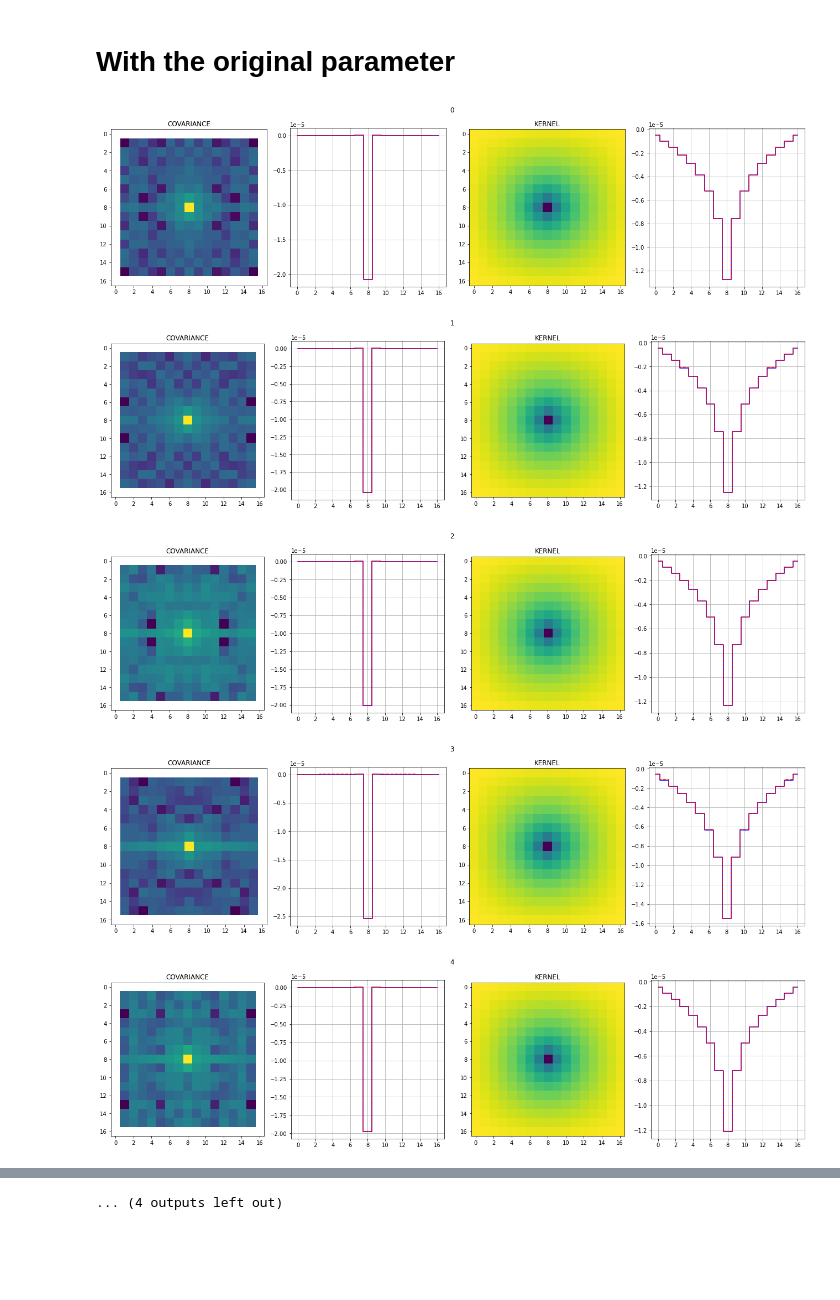
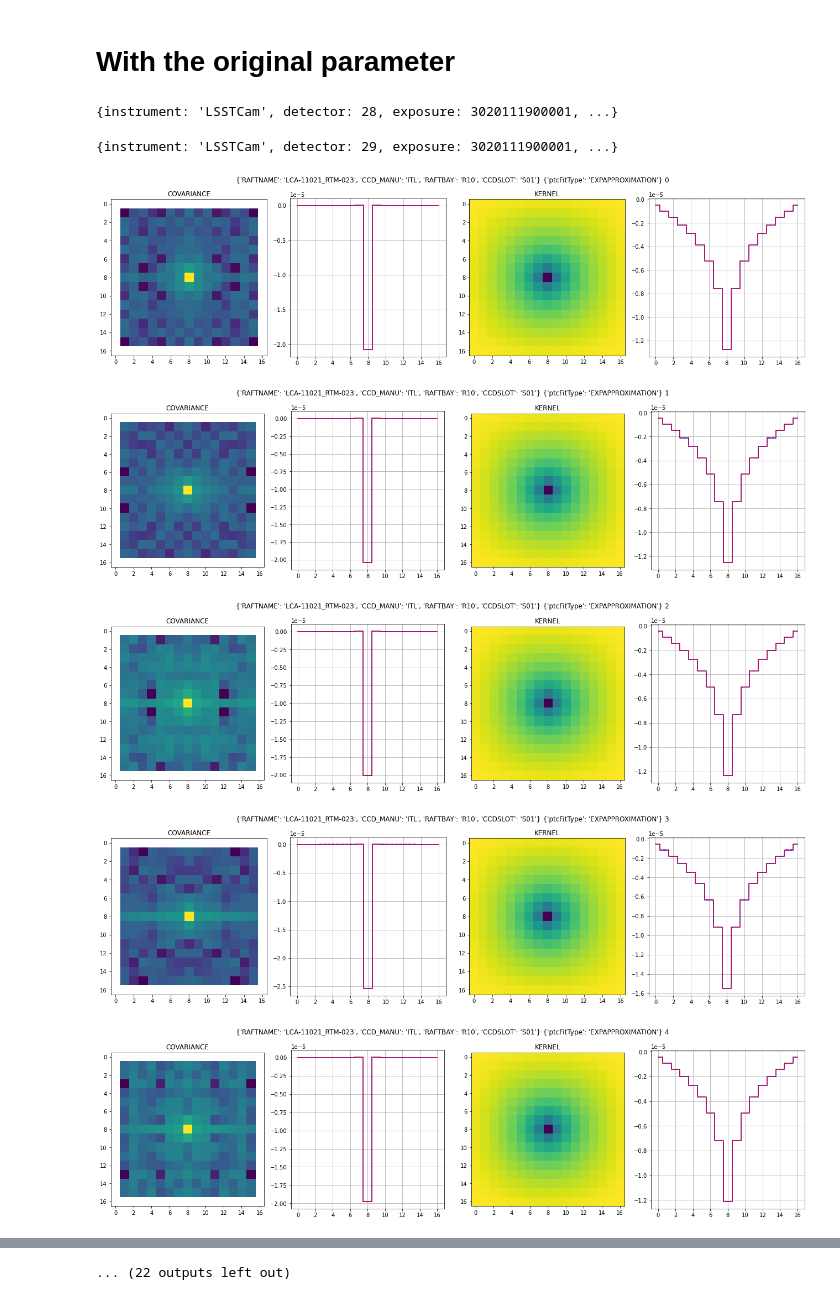
Before and after one commit to youtsumi/ButlerGen3Work, a Jupyter notebook: PTCCovKernelPlot.ipynb, the cells around one changed output, grey strips where cells are left out. Saved outputs shown, nothing was run; the diff lists cells and outputs as text; code cells hidden in the pictures; blank space fills up the shorter version.

```diff
--- a/PTCCovKernelPlot.ipynb
+++ b/PTCCovKernelPlot.ipynb
@@ -52,7 +53,7 @@ Error DatasetType('bfk', {instrument, detector}, BrighterFatterKernel, isCalibra
 0 DatasetType('bfkSolve_metadata', {band, instrument, detector, physical_filter, exposure}, PropertySet)
 0 DatasetType('bfkSolve_config', {}, Config)
 # %%
-def mkplot(bfk):
+def mkplot(bfk, meta=None):
     for ch in range(16):
         fig, axs = pylab.subplots(1, 4, figsize=(18,5),facecolor='w')
         for i,(akey,label,sign,func) in enumerate([
@@ -66,7 +67,7 @@ def mkplot(bfk):
             axs[1+2*i].plot(pixtable.reshape(17,17)[8,:]*sign,color="red",drawstyle='steps-mid',linestyle='--')
             axs[1+2*i].grid()
             fig.tight_layout()
-            fig.suptitle(ch)
+            fig.suptitle("{} {}".format(meta, ch))
         fig.show()
 # %% [markdown]
 # With new parameter
@@ -98,18 +108,30 @@ mkplot(new)
 # %% [markdown]
 # With the original parameter
 # %%
-num = 0
-datasetRefs = list(subregistry.queryDatasets(datasetType="raw",where=where,collections=collections))
-raw = subbutler.get(datasetRefs[num])
-datasetRefs = list(subregistry.queryDatasets(datasetType="ptc",collections=["u/youtsumi/run_12781/bf_work/ptcs/20210610T163510Z"]))
-ptc = subbutler.get(datasetRefs[num])
-bfk = BrighterFatterKernelSolveTask()
-new = bfk.run(ptc,[raw],LsstCam().getCamera(),datasetRefs[num].dataId)
+datasetRefs = list(subregistry.queryDatasets(datasetType="ptc",collections=collections[-1]))
 
-mkplot(new)
+for num, adatasetRef in enumerate(datasetRefs):
+    ptc = subbutler.get(adatasetRef)
+    rawref = list(subregistry.queryDatasets(datasetType="raw",dataId=adatasetRef.dataId))
+    print(rawref[0].dataId)
+    raw = subbutler.get(rawref[0])
+    bfk = BrighterFatterKernelSolveTask()
+#    bfk.config.forceZeroSum = True
+#    bfk.config.correlationModelRadius = 3
+    new = bfk.run(ptc,[raw],LsstCam().getCamera(),adatasetRef.dataId)
+    mkplot(new,
+           "{} {}".format(
+               { akey:
+                raw.getMetadata()[akey] for akey in [ "RAFTNAME","CCD_MANU","RAFTBAY","CCDSLOT"]
+               },
+               {"ptcFitType": ptc.ptcFitType}
+           )
+          )
 # %% [output]
+{instrument: 'LSSTCam', detector: 28, exposure: 3020111900001, ...}
+{instrument: 'LSSTCam', detector: 29, exposure: 3020111900001, ...}
-[figure, old version]
+[figure, new version]
-[figure, old version]
+[figure, new version]
-[figure, old version]
+[figure, new version]
-[figure, old version]
+[figure, new version]
-[figure, old version]
+[figure, new version]
@@ -123 +143 @@ mkplot(new)
-... (4 outputs left out)
+... (22 outputs left out)
```
Also changed, not shown: parts of 4 cells of this notebook.
